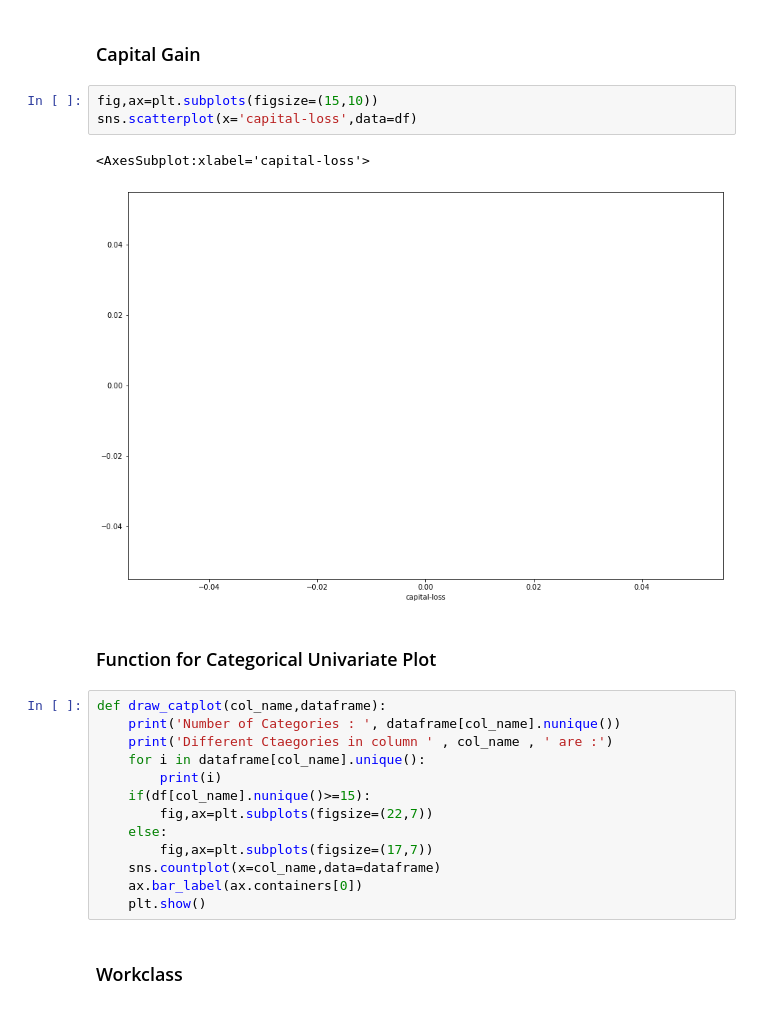
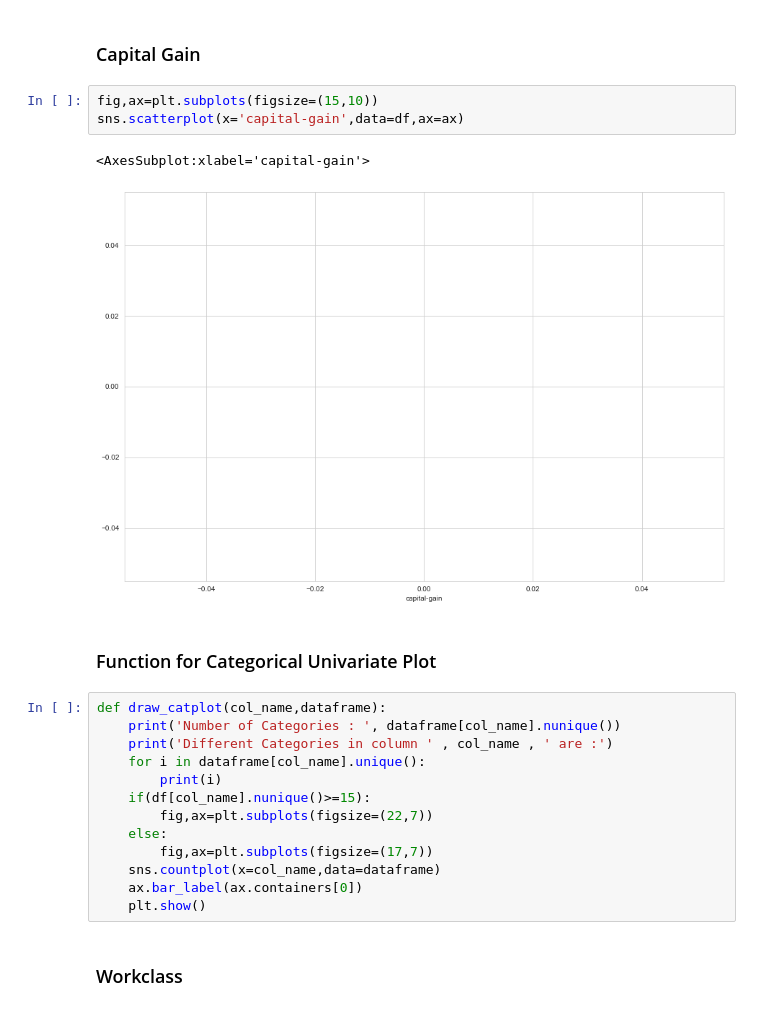
Before and after one commit to Adi161201/Internship_July_22, a Jupyter notebook: Data Analysis-2/data2.ipynb, the cells around one changed output. Drawn from its saved outputs; the diff is of its cells as text.

```diff
--- a/Data Analysis-2/data2.ipynb
+++ b/Data Analysis-2/data2.ipynb
@@ -73,16 +92,16 @@ plt.show()
 ### Capital Gain
 # %%
 fig,ax=plt.subplots(figsize=(15,10))
-sns.scatterplot(x='capital-loss',data=df)
+sns.scatterplot(x='capital-gain',data=df,ax=ax)
 # %% [output]
-<AxesSubplot:xlabel='capital-loss'>
+<AxesSubplot:xlabel='capital-gain'>
-[figure, old version]
+[figure, new version]
 # %% [markdown]
 ### Function for Categorical Univariate Plot
 # %%
 def draw_catplot(col_name,dataframe):
     print('Number of Categories : ', dataframe[col_name].nunique())
-    print('Different Ctaegories in column ' , col_name , ' are :')
+    print('Different Categories in column ' , col_name , ' are :')
     for i in dataframe[col_name].unique():
         print(i)
     if(df[col_name].nunique()>=15):
```
Also changed, not shown: parts of 43 cells of this notebook, 3 other files.
